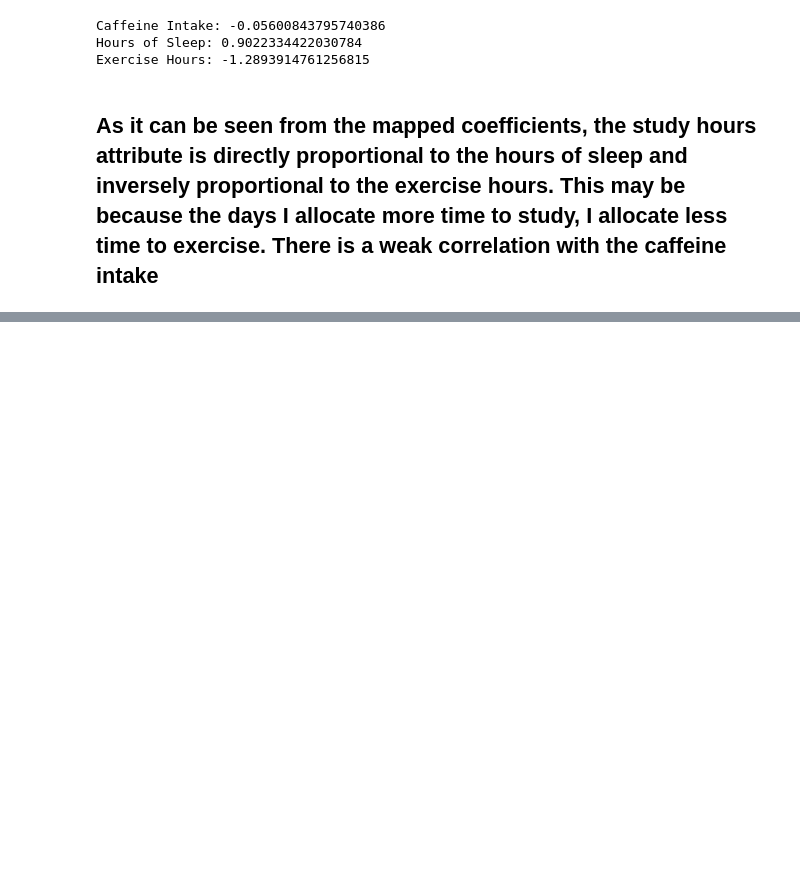
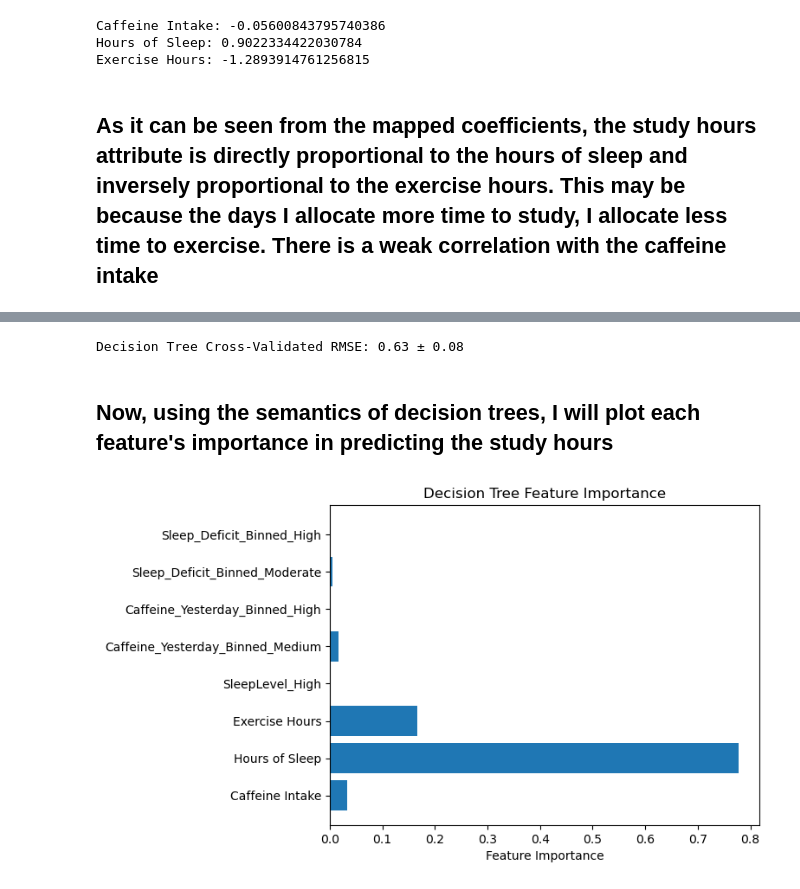
Before and after one commit to emrecavus1/Emre-Cavus-DSA-210-Project, a Jupyter notebook: DSA 210 Project.ipynb, the cells around one changed output, grey strips where cells are left out. Cells and saved outputs as stored; diff of their text form; code cells hidden in the pictures; blank space fills up the shorter version.

Commit message:
Added decision tree regression model

```diff
--- a/DSA 210 Project.ipynb
+++ b/DSA 210 Project.ipynb
@@ -550,0 +556,6 @@ Exercise Hours: -1.2893914761256815
+# %%
+from sklearn.tree import DecisionTreeRegressor
+from sklearn.metrics import mean_absolute_error
+
+tree_model = DecisionTreeRegressor(random_state=42)
+tree_model.fit(X_train, y_train)
@@ -550,0 +577,19 @@ Exercise Hours: -1.2893914761256815
+# %%
+from sklearn.model_selection import cross_val_score
+
+scores = cross_val_score(tree_model, X_train, y_train, scoring='neg_mean_squared_error', cv=5)
+rmse_scores = np.sqrt(-scores)
+print("Decision Tree Cross-Validated RMSE: %.2f ± %.2f" % (rmse_scores.mean(), rmse_scores.std()))
+# %% [output]
+Decision Tree Cross-Validated RMSE: 0.63 ± 0.08
+# %% [markdown]
+## Now, using the semantics of decision trees, I will plot each feature's importance in predicting the study hours
+# %%
+importances = tree_model.feature_importances_
+feature_names = X_train.columns if hasattr(X_train, 'columns') else [f'Feature {i}' for i in range(X_train.shape[1])]
+plt.barh(feature_names, importances)
+plt.xlabel("Feature Importance")
+plt.title("Decision Tree Feature Importance")
+plt.show()
+# %% [output]
+[figure, added]
```
Also changed, not shown: parts of 12 cells of this notebook.
